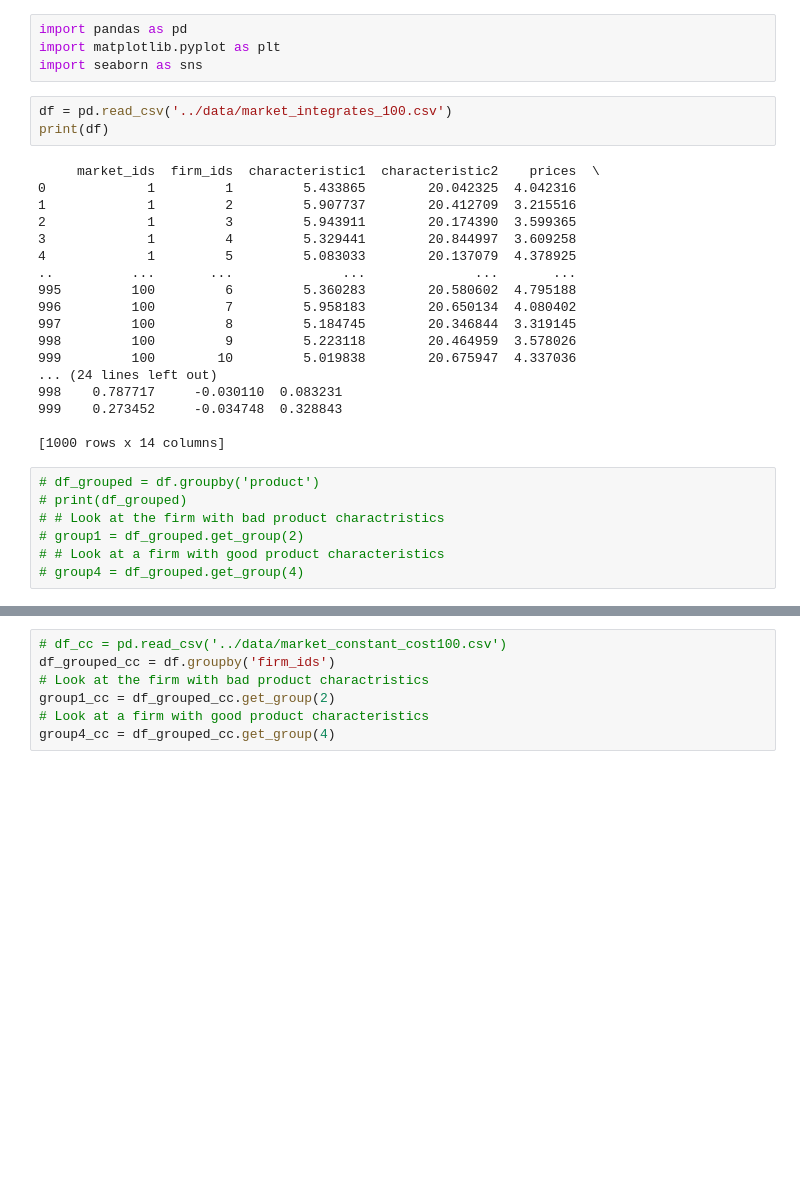
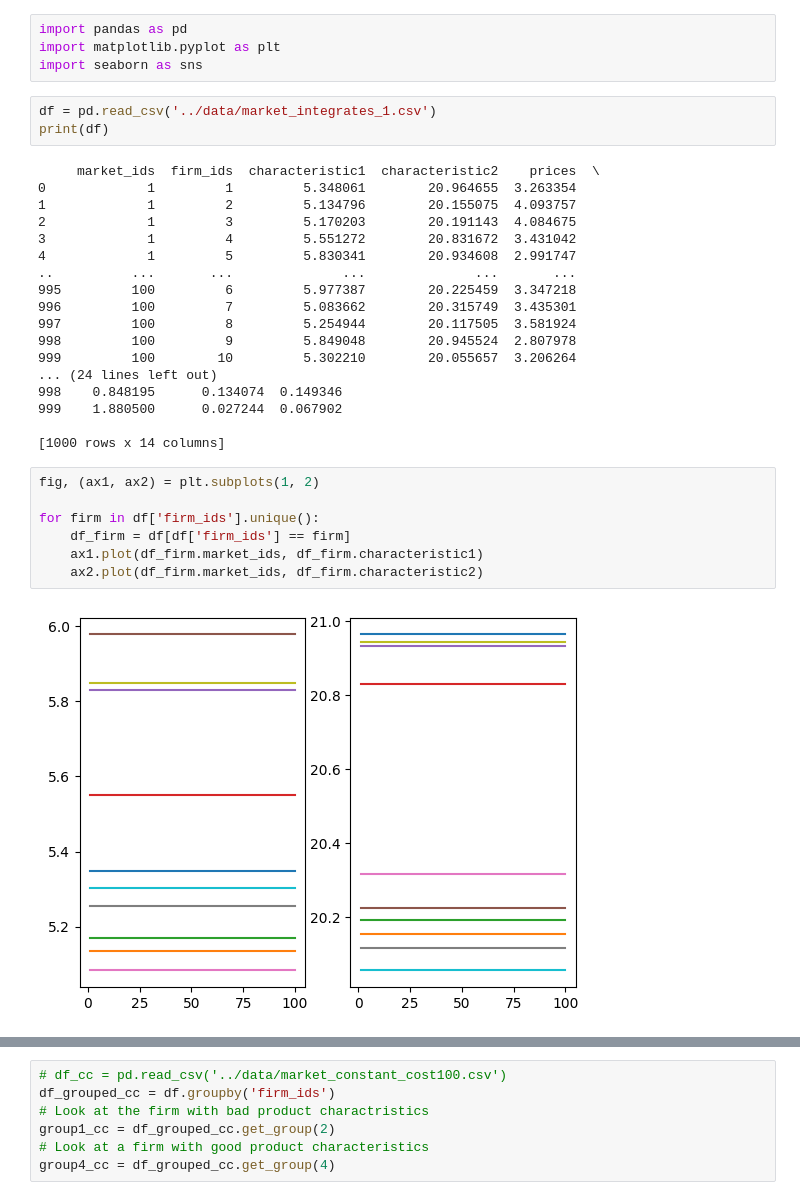
Before and after one commit to anuscabc/markdown_estimation, a Jupyter notebook: plots/plot_single_run_integrated.ipynb, the cells around one changed output, grey strips where cells are left out. Saved outputs shown, nothing was run; the diff lists cells and outputs as text; blank space fills up the shorter version.

```diff
--- a/plots/plot_single_run_integrated.ipynb
+++ b/plots/plot_single_run_integrated.ipynb
@@ -3,33 +3,35 @@ import pandas as pd
 import matplotlib.pyplot as plt
 import seaborn as sns
 # %%
-df = pd.read_csv('../data/market_integrates_100.csv')
+df = pd.read_csv('../data/market_integrates_1.csv')
 print(df)
 # %% [output]
      market_ids  firm_ids  characteristic1  characteristic2    prices  \
-0             1         1         5.433865        20.042325  4.042316
-1             1         2         5.907737        20.412709  3.215516
-2             1         3         5.943911        20.174390  3.599365
-3             1         4         5.329441        20.844997  3.609258
-4             1         5         5.083033        20.137079  4.378925
+0             1         1         5.348061        20.964655  3.263354
+1             1         2         5.134796        20.155075  4.093757
+2             1         3         5.170203        20.191143  4.084675
+3             1         4         5.551272        20.831672  3.431042
+4             1         5         5.830341        20.934608  2.991747
 ..          ...       ...              ...              ...       ...
-995         100         6         5.360283        20.580602  4.795188
-996         100         7         5.958183        20.650134  4.080402
-997         100         8         5.184745        20.346844  3.319145
-998         100         9         5.223118        20.464959  3.578026
-999         100        10         5.019838        20.675947  4.337036
+995         100         6         5.977387        20.225459  3.347218
+996         100         7         5.083662        20.315749  3.435301
+997         100         8         5.254944        20.117505  3.581924
+998         100         9         5.849048        20.945524  2.807978
+999         100        10         5.302210        20.055657  3.206264
 ... (24 lines left out)
-998    0.787717     -0.030110  0.083231
-999    0.273452     -0.034748  0.328843
+998    0.848195      0.134074  0.149346
+999    1.880500      0.027244  0.067902
 
 [1000 rows x 14 columns]
-# %%
-# df_grouped = df.groupby('product')
-# print(df_grouped)
-# # Look at the firm with bad product charactristics
-# group1 = df_grouped.get_group(2)
-# # Look at a firm with good product characteristics
-# group4 = df_grouped.get_group(4)
+# %%
+fig, (ax1, ax2) = plt.subplots(1, 2)
+
+for firm in df['firm_ids'].unique():
+    df_firm = df[df['firm_ids'] == firm]
+    ax1.plot(df_firm.market_ids, df_firm.characteristic1)
+    ax2.plot(df_firm.market_ids, df_firm.characteristic2)
+# %% [output]
+[figure, added]
 # %%
 fig, [[ax1, ax2], [ax3, ax4], [ax5, ax6], [ax7, ax8]] = plt.subplots(4, 2)
 
```
Also changed, not shown: parts of 4 cells of this notebook, 5 other files.
